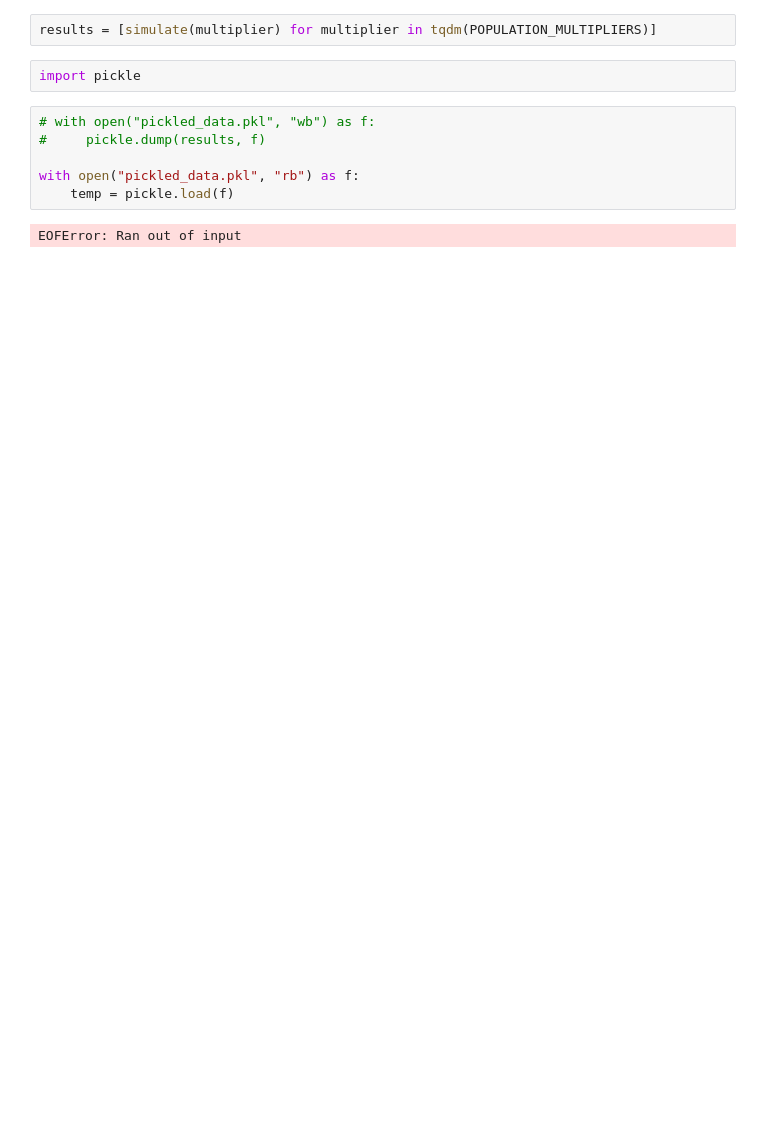
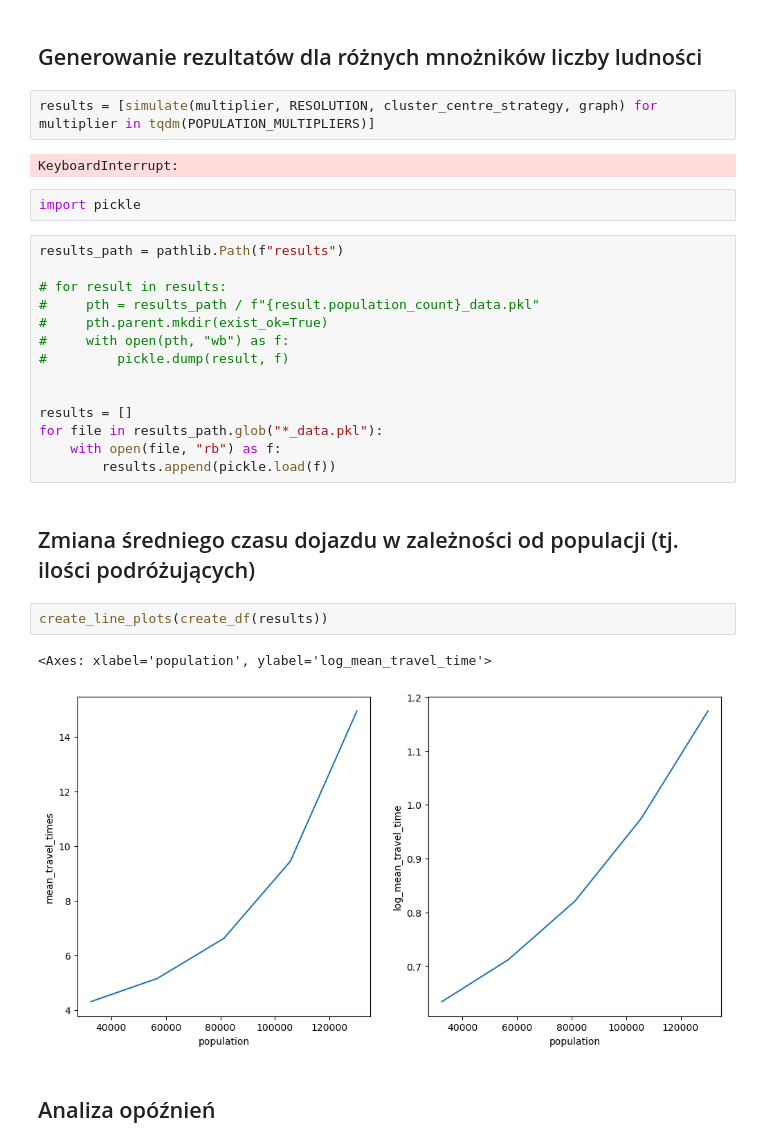
Before and after one commit to Iwomichu/slupsk-user-equilibrium, a Jupyter notebook: Demo.ipynb, the cells around one changed output. Saved outputs shown, nothing was run; the diff lists cells and outputs as text; blank space fills up the shorter version.

```diff
--- a/Demo.ipynb
+++ b/Demo.ipynb
@@ -61,13 +85,32 @@ def simulate(multiplier: float) -> SimulationResults:
+# %% [markdown]
+## Generowanie rezultatów dla różnych mnożników liczby ludności
 # %%
-results = [simulate(multiplier) for multiplier in tqdm(POPULATION_MULTIPLIERS)]
+results = [simulate(multiplier, RESOLUTION, cluster_centre_strategy, graph) for multiplier in tqdm(POPULATION_MULTIPLIERS)]
+# %% [output]
+KeyboardInterrupt:
 # %%
 import pickle
 # %%
-# with open("pickled_data.pkl", "wb") as f:
-#     pickle.dump(results, f)
+results_path = pathlib.Path(f"results")
 
-with open("pickled_data.pkl", "rb") as f:
-    temp = pickle.load(f)
+# for result in results:
+#     pth = results_path / f"{result.population_count}_data.pkl"
+#     pth.parent.mkdir(exist_ok=True)
+#     with open(pth, "wb") as f:
+#         pickle.dump(result, f)
+
+
+results = []
+for file in results_path.glob("*_data.pkl"):
+    with open(file, "rb") as f:
+        results.append(pickle.load(f))
-# %% [output]
-EOFError: Ran out of input
+# %% [markdown]
+## Zmiana średniego czasu dojazdu w zależności od populacji (tj. ilości podróżujących)
+# %%
+create_line_plots(create_df(results))
+# %% [output]
+<Axes: xlabel='population', ylabel='log_mean_travel_time'>
+[figure, added]
+# %% [markdown]
+## Analiza opóźnień
 # %%
```
Also changed, not shown: parts of 16 cells of this notebook, 2 other files.
